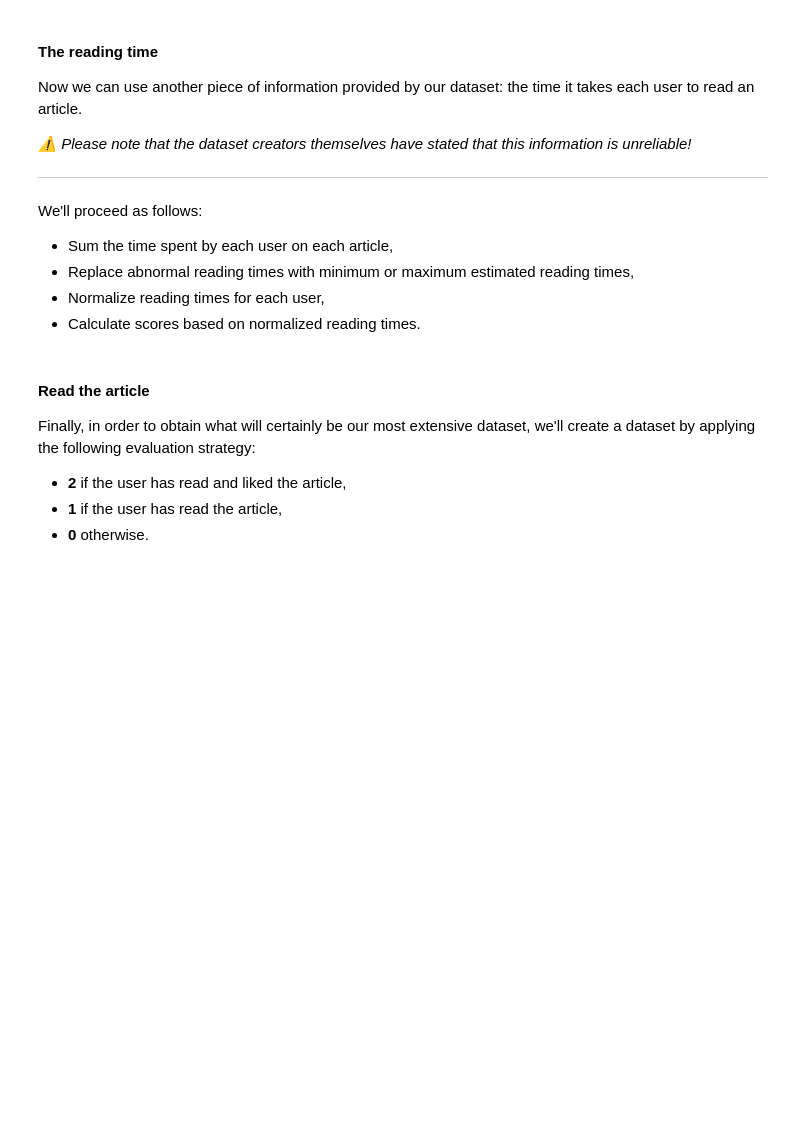
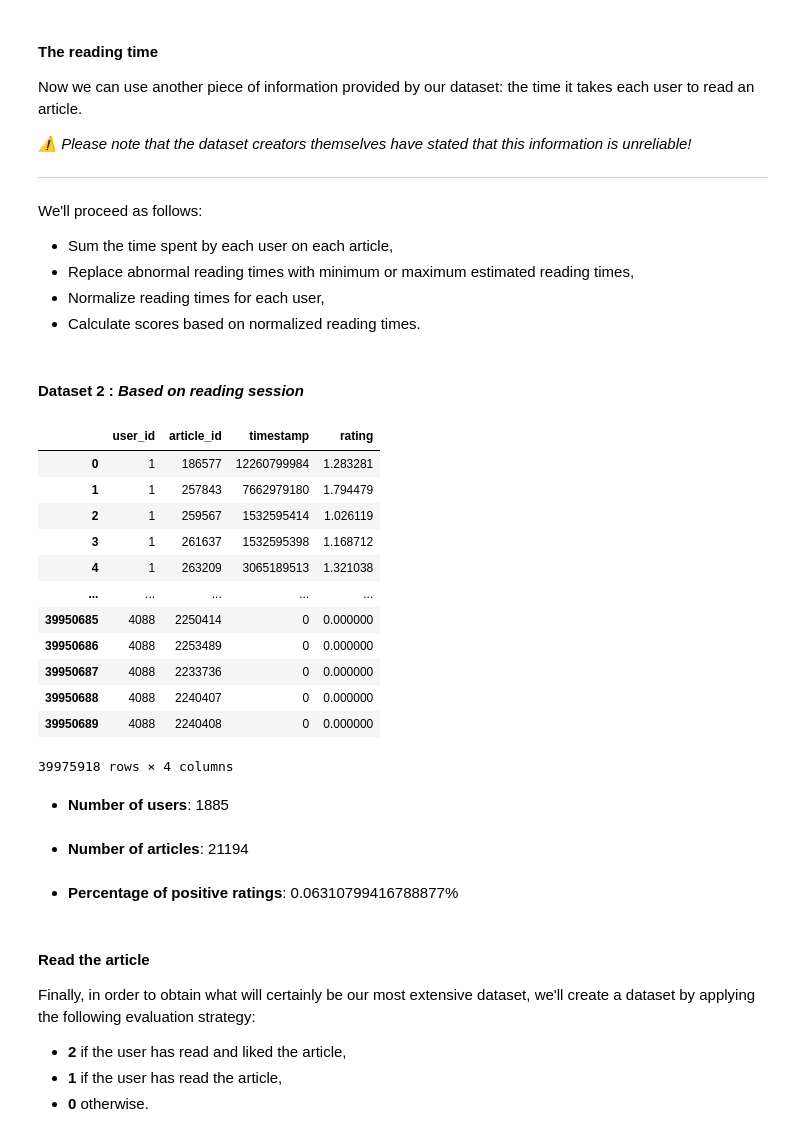
Before and after one commit to michalis0/LLM_difficulty_recommendations, a Jupyter notebook: recommender_system/a_GetZeeguData.ipynb, the cells around one changed output. Drawn from its saved outputs; the diff is of its cells as text; code cells hidden in the pictures; blank space fills up the shorter version.

```diff
--- a/recommender_system/a_GetZeeguData.ipynb
+++ b/recommender_system/a_GetZeeguData.ipynb
@@ -264,17 +315,18 @@ df = pd.read_csv(
         "data",
         "processed",
         "recommendation",
+        "zeeguu_csvs",
         "user_reading_session.csv",
     ),
     index_col=0,
 )
 articles_df = pd.read_csv(
     os.path.join(
-        os.getcwd(),
-        "Lingorank_LLM" if not (os.getcwd().endswith("Lingorank_LLM")) else "",
-        "results",
+        pwd,
+        "data",
+        "processed",
+        "recommendation",
         "zeeguu_csvs",
-        "recommendation",
         "article.csv",
     ),
     index_col=0,
@@ -314,33 +366,51 @@ df_all = pd.DataFrame(
         "rating": all_ratings,
         "timestamp": 0,
     }
 )
 df = pd.concat([df, df_all], axis=0)
 
 # Save and display
 ## Create output folder
 output_folder = os.path.join(
     pwd,
     "results",
     "recommendation_datasets",
 )
 if not os.path.exists(output_folder):
     os.makedirs(output_folder)
 ## Save to csv
 df.to_csv(os.path.join(output_folder, "dataset_2.csv"), index=False, sep="\t")
 ## Display
 display(Markdown("#### Dataset 2 : *Based on reading session*"))
 display(df)
 ## Display some information
 display(Markdown("- **Number of users**: {}".format(len(df["user_id"].unique()))))
 display(Markdown("- **Number of articles**: {}".format(len(df["article_id"].unique()))))
 display(
     Markdown(
         "- **Percentage of positive ratings**: {}%".format(
             round(df["rating"] > 0).mean() * 100, 2
         )
     )
 )
+# %% [output]
+#### Dataset 2 : *Based on reading session*
+|  | user_id | article_id | timestamp | rating |
+| 0 | 1 | 186577 | 12260799984 | 1.283281 |
+| 1 | 1 | 257843 | 7662979180 | 1.794479 |
+| 2 | 1 | 259567 | 1532595414 | 1.026119 |
+| 3 | 1 | 261637 | 1532595398 | 1.168712 |
+| 4 | 1 | 263209 | 3065189513 | 1.321038 |
+| ... | ... | ... | ... | ... |
+| 39950685 | 4088 | 2250414 | 0 | 0.000000 |
+| 39950686 | 4088 | 2253489 | 0 | 0.000000 |
+| 39950687 | 4088 | 2233736 | 0 | 0.000000 |
+| 39950688 | 4088 | 2240407 | 0 | 0.000000 |
+| 39950689 | 4088 | 2240408 | 0 | 0.000000 |
+39975918 rows × 4 columns
+- **Number of users**: 1885
+- **Number of articles**: 21194
+- **Percentage of positive ratings**: 0.06310799416788877%
 # %% [markdown]
 #### Read the article
 
```
Also changed, not shown: parts of 5 cells of this notebook.
